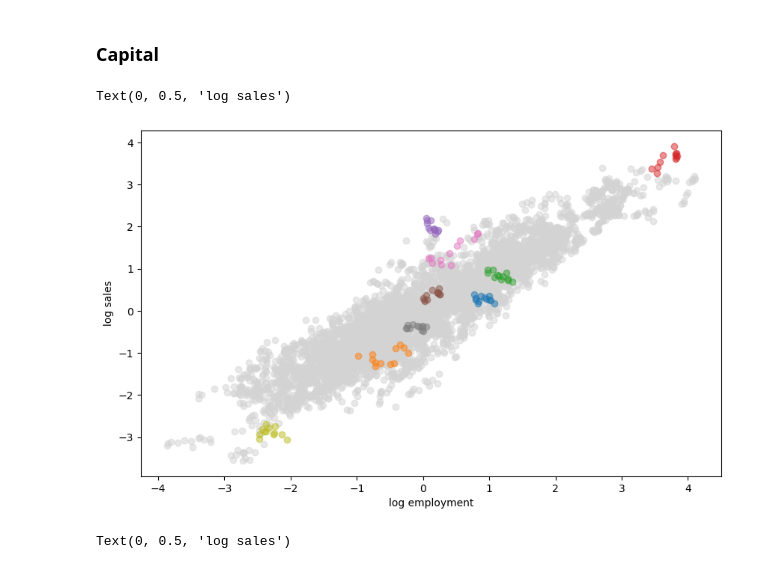
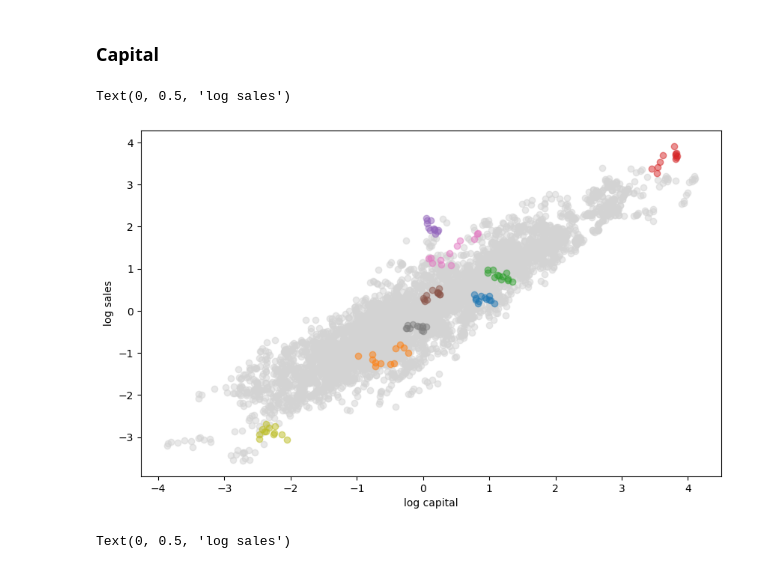
Before and after one commit to matliras/Adv_microeconometrics_assignments, a Jupyter notebook: project1/workbook.ipynb, the cells around one changed output. Cells and saved outputs as stored; diff of their text form; code cells hidden in the pictures.

```diff
--- a/project1/workbook.ipynb
+++ b/project1/workbook.ipynb
@@ -93,24 +90,24 @@ Text(0, 0.5, 'log sales')
 # %%
 plt.figure(figsize=(10,6))
 ax = plt.subplot(1,1,1)
 
 #highlight_firms = [i for i in range(1, 100, by=10)]
 #highlight_firms = np.linspace(1, 100, 10, dtype=int)
 highlight_firms = [1, 5, 7, 8, 16, 24, 39, 101, 204]
 
 mask_bg = dat['firmid'].isin(highlight_firms) == False
 mask_fg = dat['firmid'].isin(highlight_firms)
 
 ax.scatter(dat.loc[mask_bg, 'lcap'], dat.loc[mask_bg, 'ldsa'], color='lightgrey', alpha=0.5, zorder=1, label='other firms')
 
 for firm, group in dat.loc[mask_fg].groupby('firmid'):
     ax.scatter(group['lcap'], group['ldsa'], label=f'firm {firm}', alpha=0.5, zorder=2)
 
-ax.set_xlabel('log employment')
+ax.set_xlabel('log capital')
 ax.set_ylabel('log sales')
 # %% [output]
 Text(0, 0.5, 'log sales')
-[figure, old version]
+[figure, new version]
 # %%
 
 highlight_firms = [1, 5, 7, 8, 16, 24, 39, 101, 204]
```
Also changed, not shown: parts of 3 cells of this notebook, 8 other files.
